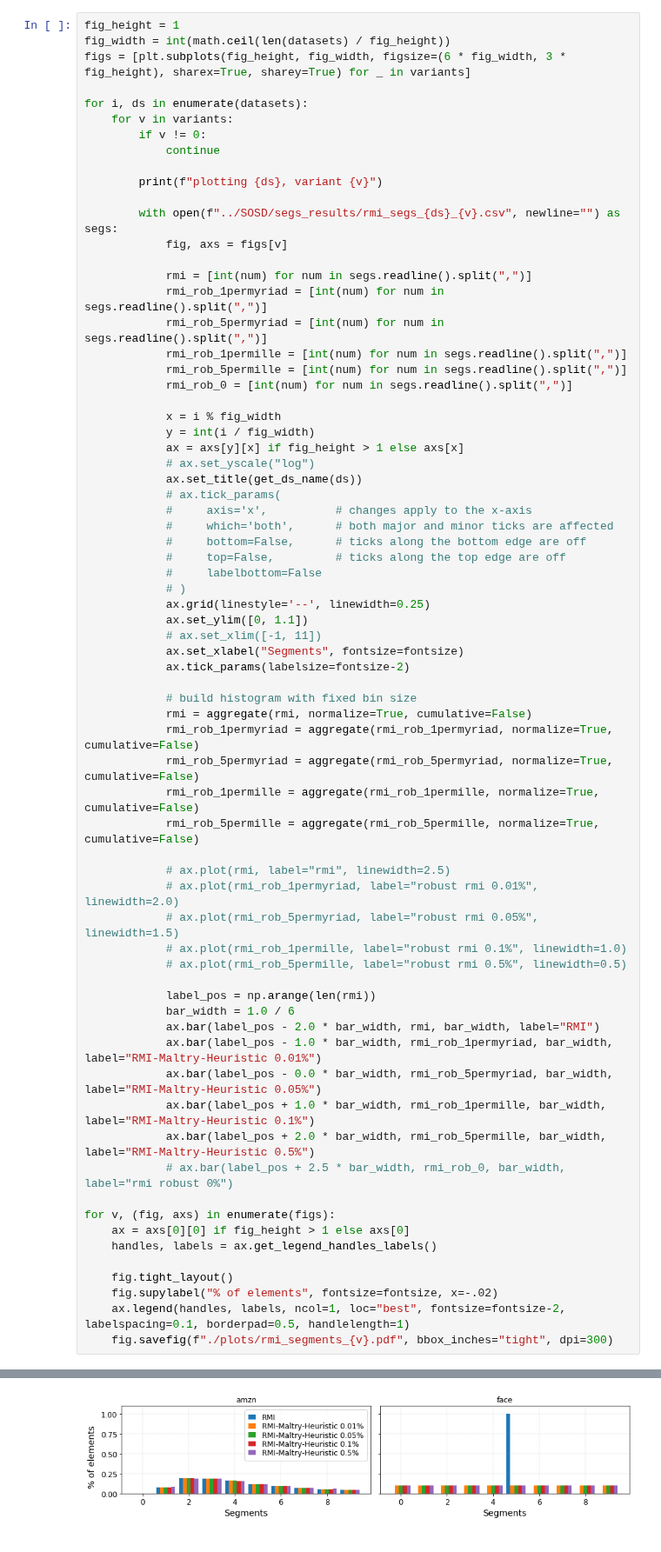
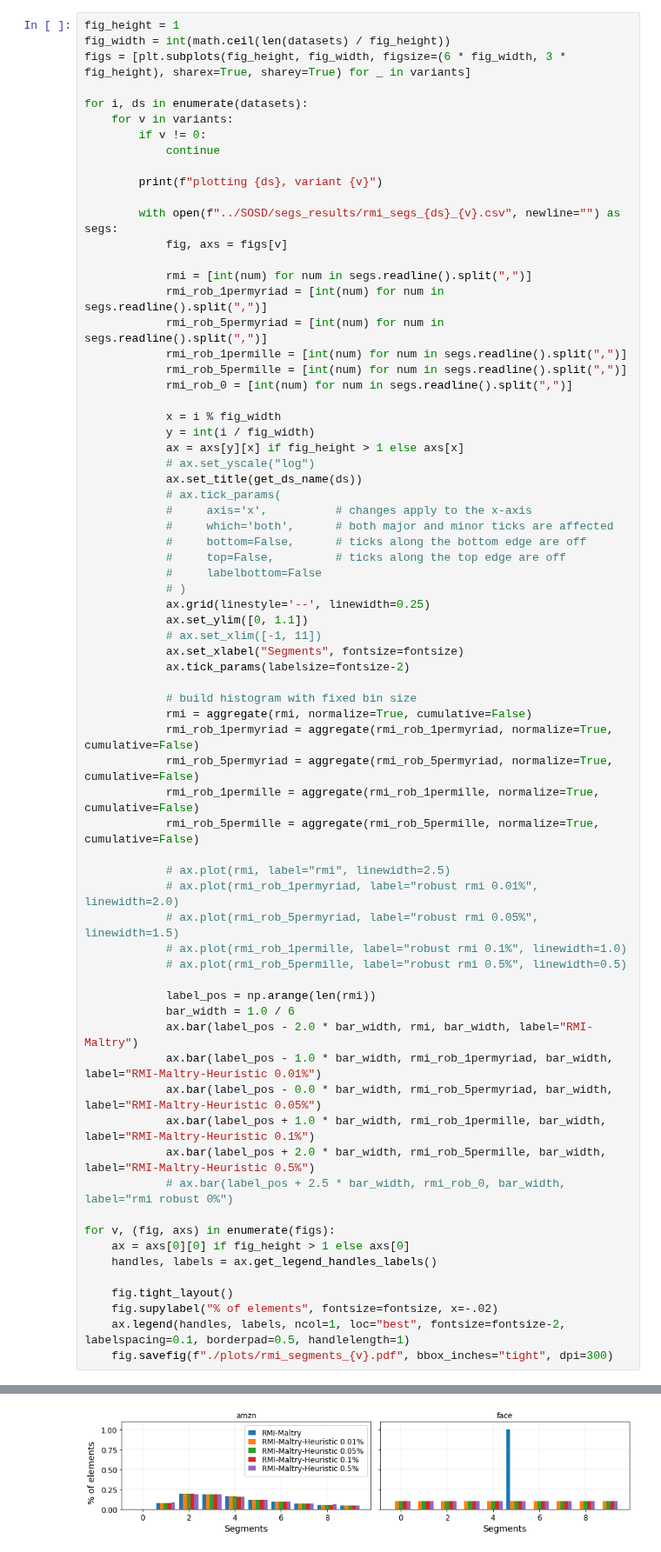
Before and after one commit to DominikHorn/SOSD, a Jupyter notebook: segment_plots.ipynb, the cells around one changed output, grey strips where cells are left out. Shown at 87% size. Cells and saved outputs as stored; diff of their text form.

Commit message:
fix misslabled RMI-Maltry

```diff
--- a/segment_plots.ipynb
+++ b/segment_plots.ipynb
@@ -99,35 +99,35 @@ for i, ds in enumerate(datasets):
             rmi_rob_1permyriad = aggregate(rmi_rob_1permyriad, normalize=True, cumulative=False)
             rmi_rob_5permyriad = aggregate(rmi_rob_5permyriad, normalize=True, cumulative=False)
             rmi_rob_1permille = aggregate(rmi_rob_1permille, normalize=True, cumulative=False)
             rmi_rob_5permille = aggregate(rmi_rob_5permille, normalize=True, cumulative=False)
 
             # ax.plot(rmi, label="rmi", linewidth=2.5)
             # ax.plot(rmi_rob_1permyriad, label="robust rmi 0.01%", linewidth=2.0)
             # ax.plot(rmi_rob_5permyriad, label="robust rmi 0.05%", linewidth=1.5)
             # ax.plot(rmi_rob_1permille, label="robust rmi 0.1%", linewidth=1.0)
             # ax.plot(rmi_rob_5permille, label="robust rmi 0.5%", linewidth=0.5)
 
             label_pos = np.arange(len(rmi))
             bar_width = 1.0 / 6
-            ax.bar(label_pos - 2.0 * bar_width, rmi, bar_width, label="RMI")
+            ax.bar(label_pos - 2.0 * bar_width, rmi, bar_width, label="RMI-Maltry")
             ax.bar(label_pos - 1.0 * bar_width, rmi_rob_1permyriad, bar_width, label="RMI-Maltry-Heuristic 0.01%")
             ax.bar(label_pos - 0.0 * bar_width, rmi_rob_5permyriad, bar_width, label="RMI-Maltry-Heuristic 0.05%")
             ax.bar(label_pos + 1.0 * bar_width, rmi_rob_1permille, bar_width, label="RMI-Maltry-Heuristic 0.1%")
             ax.bar(label_pos + 2.0 * bar_width, rmi_rob_5permille, bar_width, label="RMI-Maltry-Heuristic 0.5%")
             # ax.bar(label_pos + 2.5 * bar_width, rmi_rob_0, bar_width, label="rmi robust 0%")
 
 for v, (fig, axs) in enumerate(figs):
     ax = axs[0][0] if fig_height > 1 else axs[0]
     handles, labels = ax.get_legend_handles_labels()
 
     fig.tight_layout()
     fig.supylabel("% of elements", fontsize=fontsize, x=-.02)
     ax.legend(handles, labels, ncol=1, loc="best", fontsize=fontsize-2, labelspacing=0.1, borderpad=0.5, handlelength=1)
     fig.savefig(f"./plots/rmi_segments_{v}.pdf", bbox_inches="tight", dpi=300)
 # %% [output]
 plotting books_200M_uint64, variant 0
 plotting fb_200M_uint64, variant 0
-[figure, old version]
+[figure, new version]
 [figure]
 [figure]
 [figure]
```
Also changed, not shown: 1 other file.
